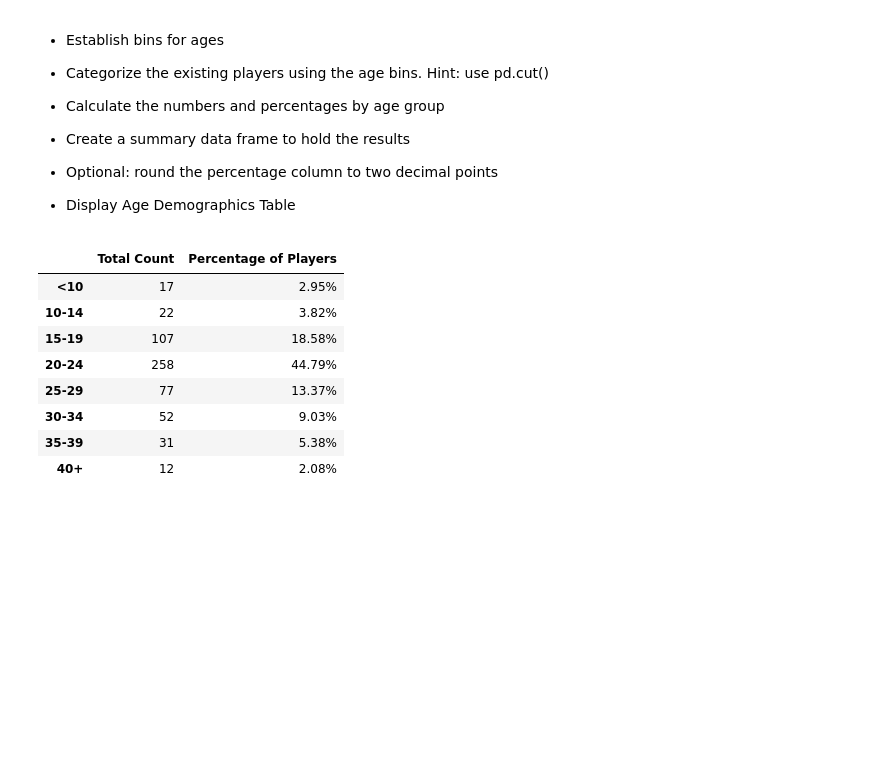
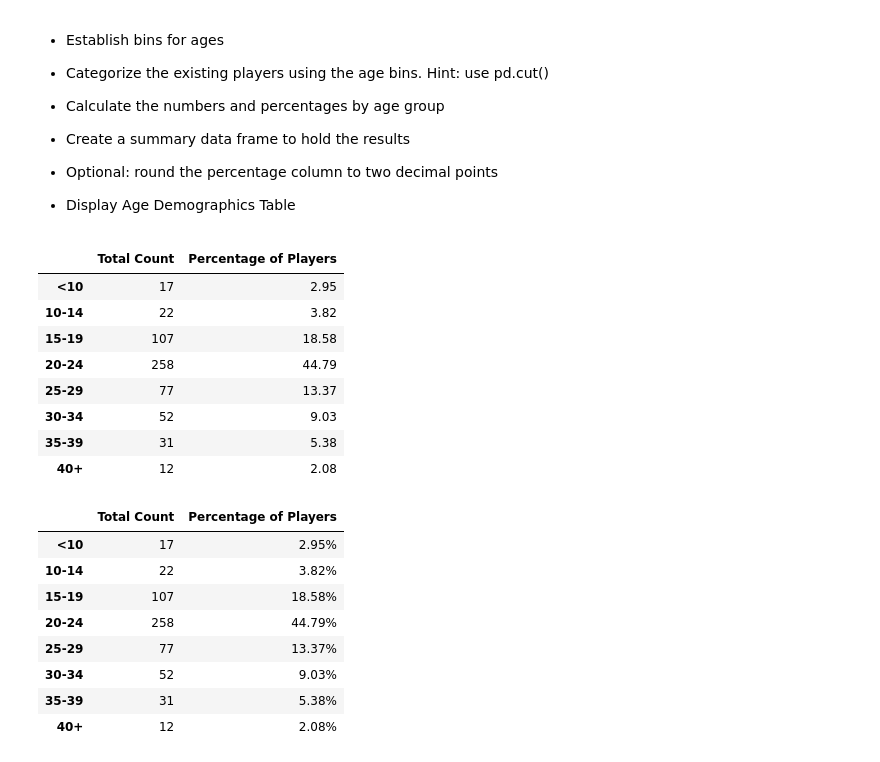
Before and after one commit to KatherineK7/pandas-challenge, a Jupyter notebook: 02-Case-Assignment/HeroesOfPymoli/HeroesOfPymoli_starter.ipynb, the cells around one changed output. Cells and saved outputs as stored; diff of their text form; code cells hidden in the pictures; blank space fills up the shorter version.

```diff
--- a/02-Case-Assignment/Instructions/HeroesOfPymoli/HeroesOfPymoli_starter-Copy1.ipynb
+++ b/02-Case-Assignment/HeroesOfPymoli/HeroesOfPymoli_starter.ipynb
@@ -38,0 +25,8 @@ Name: SN, Length: 780, dtype: object>
+# %%
+unique_purchasers = purchase_data['SN'].unique()
+players = len(unique_purchasers)
+
+
+total_players = pd.DataFrame({'Total Players': [len(unique_purchasers)]})
+
+total_players
@@ -111,6 +173,36 @@ Name: SN, Length: 780, dtype: object>
 
 
 * Display Age Demographics Table
+# %%
+age_bins = [0, 9.90, 14.90, 19.90, 24.90, 29.90, 34.90, 39.90, 99999]
+age_groups = ["<10", "10-14", "15-19", "20-24", "25-29", "30-34", "35-39", "40+"]
+
+purchase_data['Age Group'] = pd.cut(purchase_data['Age'], age_bins, labels=age_groups)
+purchase_data.head()
+
+age_grouped = purchase_data.groupby('Age Group')
+
+total_count_age = age_grouped['SN'].nunique()
+
+percentage_by_age = round((total_count_age/players)*100,2)
+
+age_analysis = pd.DataFrame({'Total Count': total_count_age, 'Percentage of Players': percentage_by_age})
+age_analysis
+
+age_analysis.index.name = None
+age_analysis.style.format({'Percentage of Players':'${:,.2f}'})
+
+age_analysis
+# %% [output]
+|  | Total Count | Percentage of Players |
+| <10 | 17 | 2.95 |
+| 10-14 | 22 | 3.82 |
+| 15-19 | 107 | 18.58 |
+| 20-24 | 258 | 44.79 |
+| 25-29 | 77 | 13.37 |
+| 30-34 | 52 | 9.03 |
+| 35-39 | 31 | 5.38 |
+| 40+ | 12 | 2.08 |
 # %%
 # %% [output]
 |  | Total Count | Percentage of Players |
```
Also changed, not shown: parts of 14 cells of this notebook, 38 other files.
